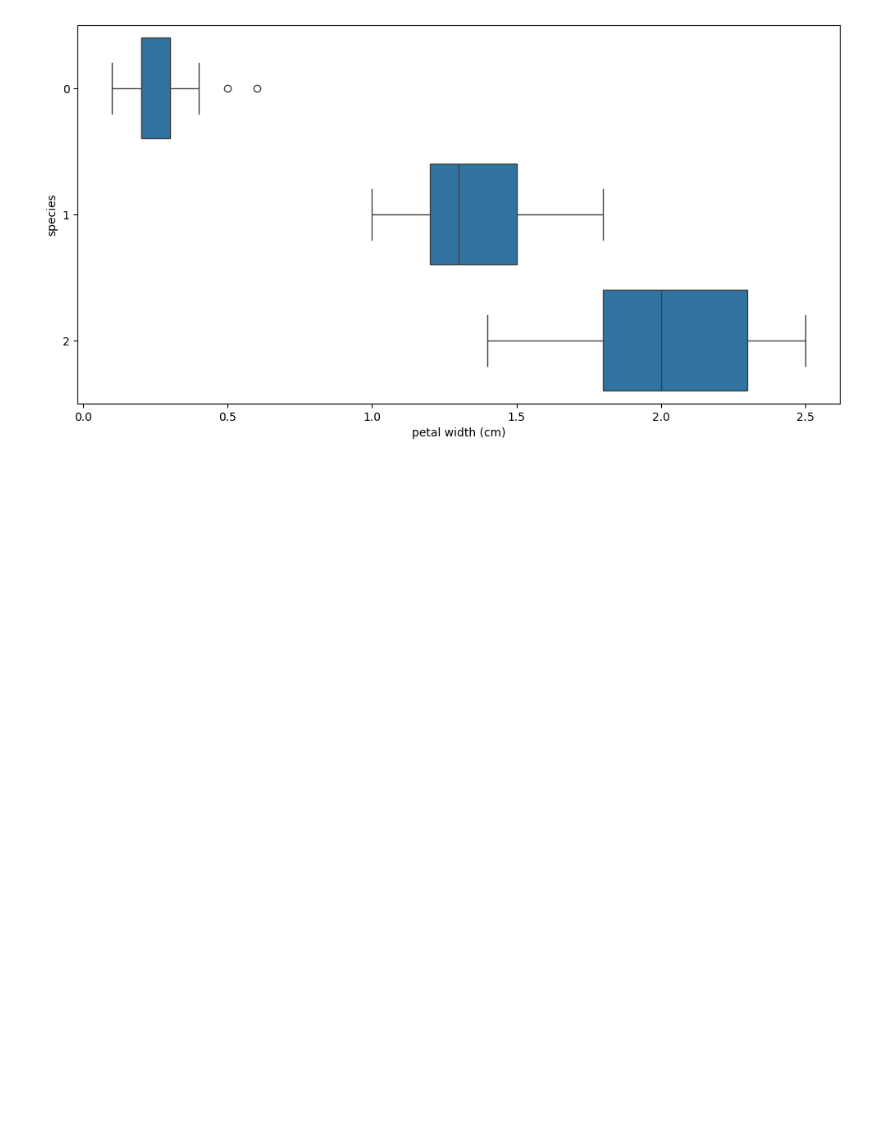
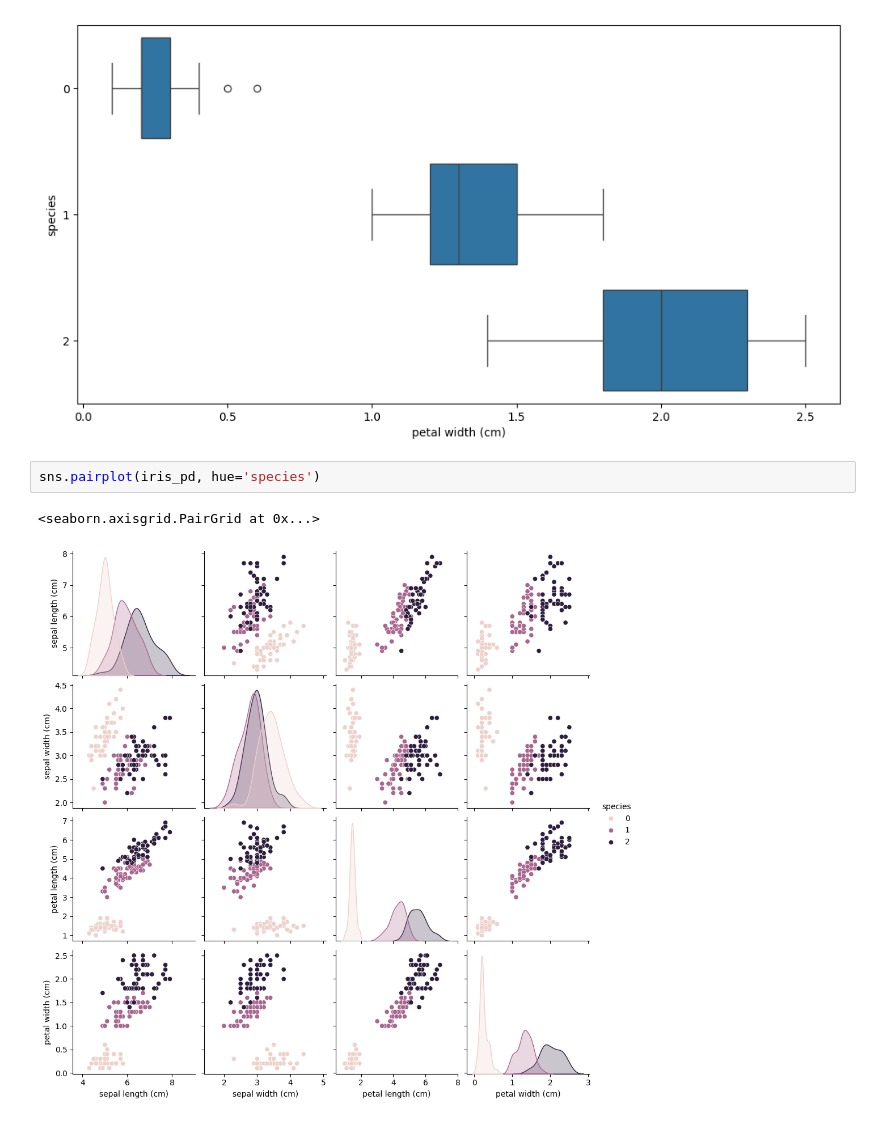
Before and after one commit to offpython/MachineLearning, a Jupyter notebook: ws_iris/iris.ipynb, the cells around one changed output. Saved outputs shown, nothing was run; the diff lists cells and outputs as text; blank space fills up the shorter version.

```diff
--- a/ws_iris/iris.ipynb
+++ b/ws_iris/iris.ipynb
@@ -125,3 +125,8 @@ sns.boxplot(x='petal width (cm)', y='species', data=iris_pd, orient='h')
 # %% [output]
 <Axes: xlabel='petal width (cm)', ylabel='species'>
 [figure]
+# %%
+sns.pairplot(iris_pd, hue='species')
+# %% [output]
+<seaborn.axisgrid.PairGrid at 0x...>
+[figure, added]
```
Also changed, not shown: parts of 2 cells of this notebook.
